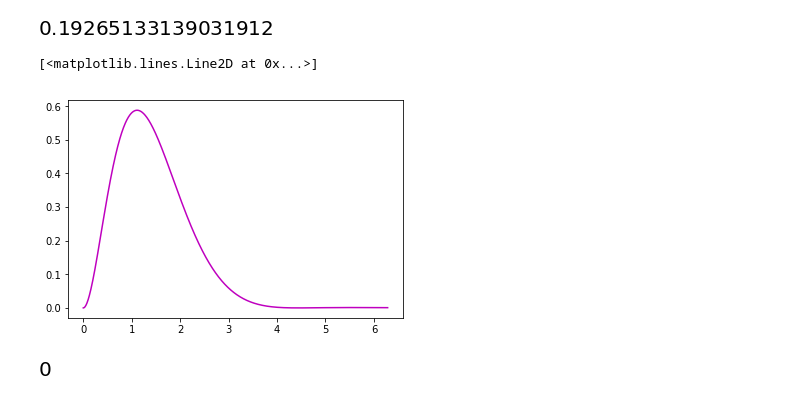
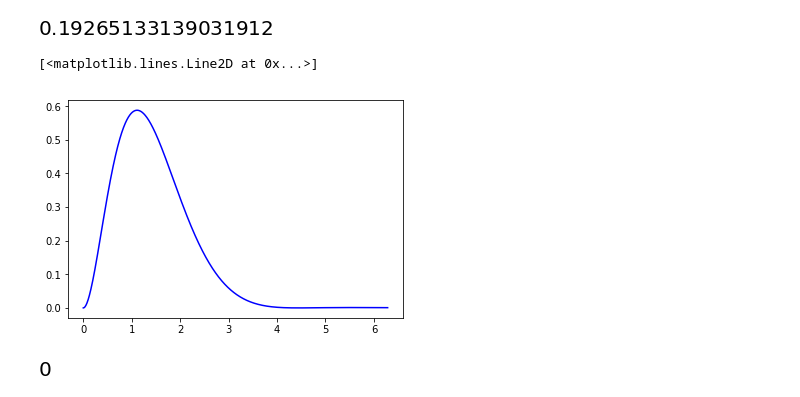
Before and after one commit to gderosa/timeq, a Jupyter notebook: comp/jupyter/detect.ipynb, the cells around one changed output. Saved outputs shown, nothing was run; the diff lists cells and outputs as text; code cells hidden in the pictures.

```diff
--- a/comp/jupyter/detect.ipynb
+++ b/comp/jupyter/detect.ipynb
@@ -198,10 +198,10 @@ X = np.linspace(1e-6, 2*np.pi, 1000)  # avoid singularity in t=0
 # %%
 Y = lossy_norm_n(X)
 # %%
-plt.plot(X, -np.gradient(Y, X), 'm')
+plt.plot(X, -np.gradient(Y, X), 'b')
 # %% [output]
 [<matplotlib.lines.Line2D at 0x...>]
-[figure, old version]
+[figure, new version]
 # %%
 # we have set gamma = 2*sqrt(2)
 def hatpsi(_t):
```
Also changed, not shown: parts of 9 cells of this notebook, 3 other files.
